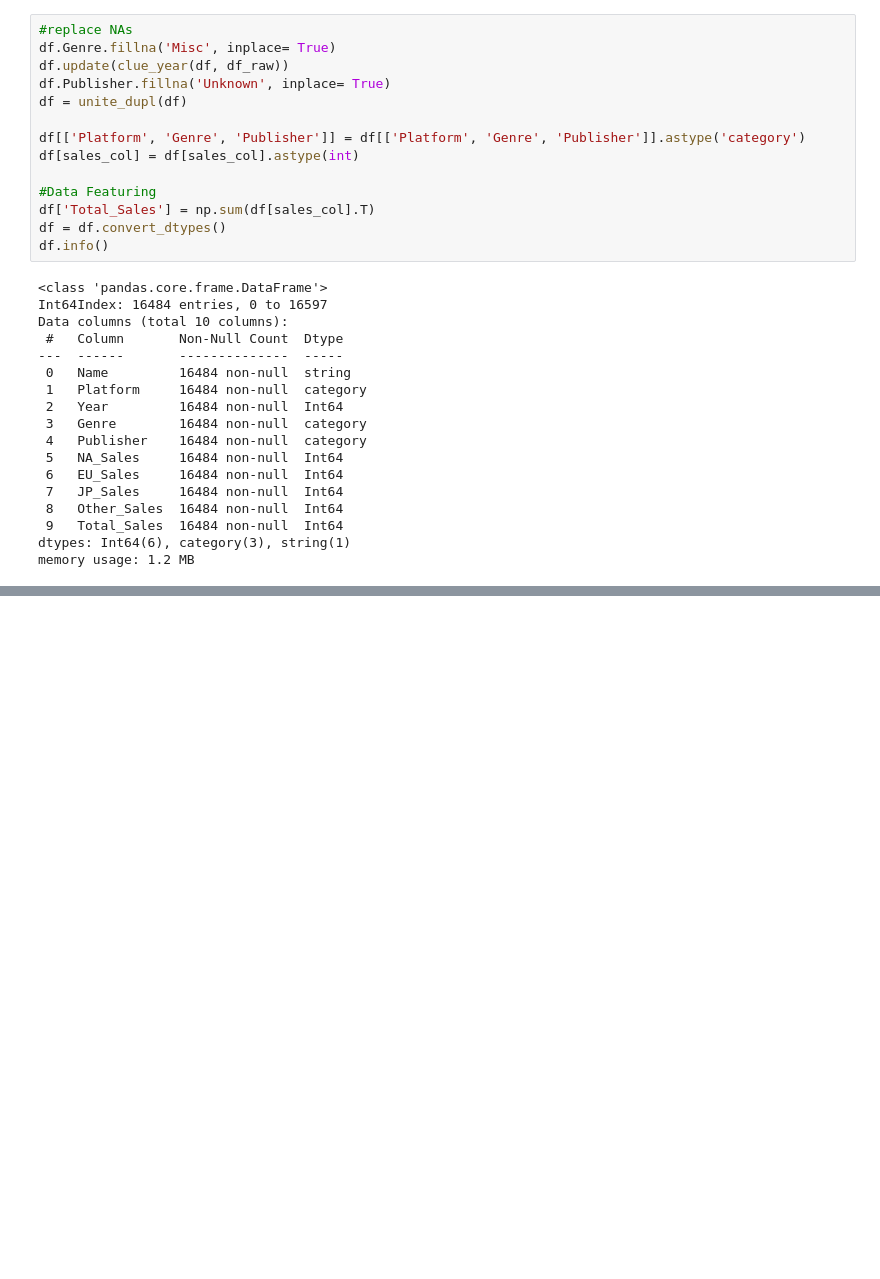
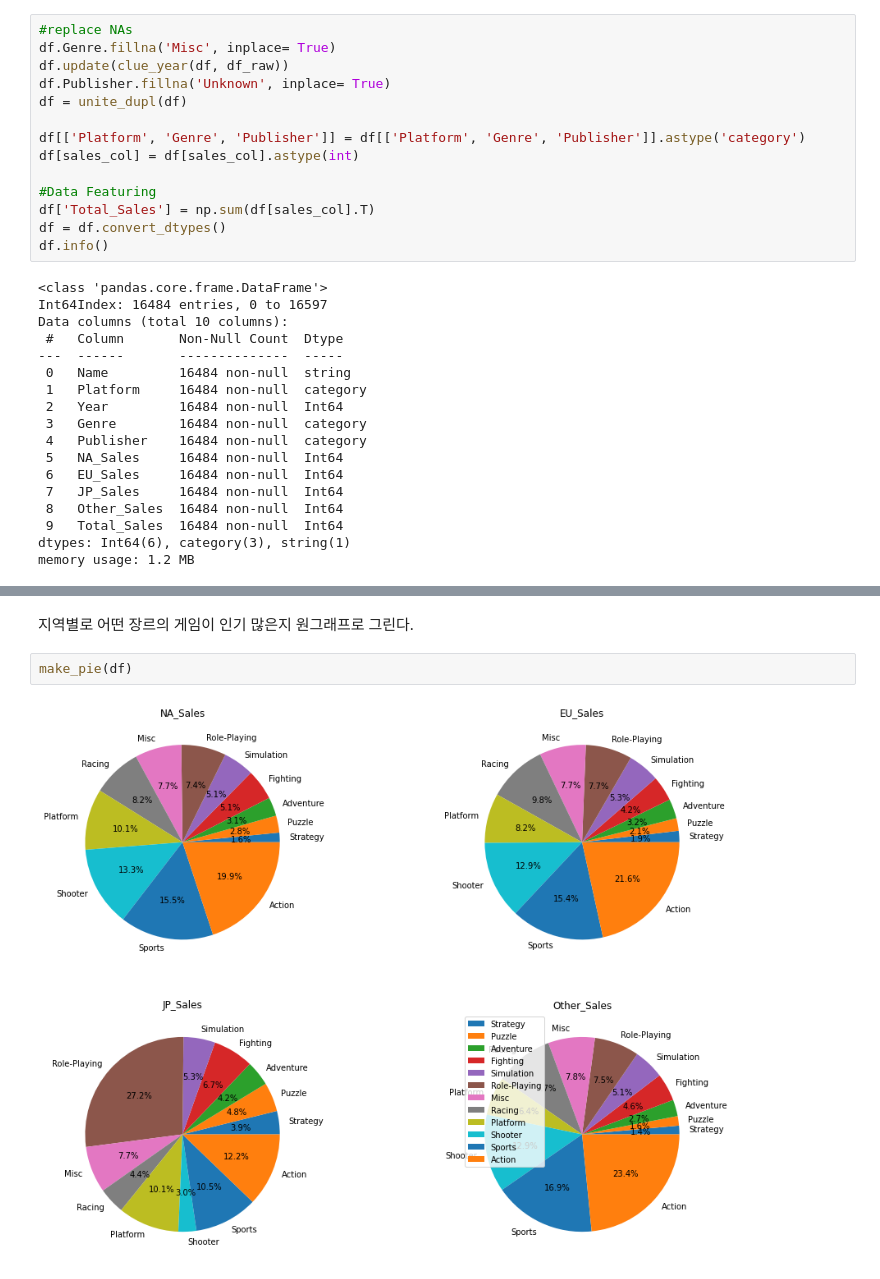
Before and after one commit to e080hsm/Section1_Project, a Jupyter notebook: ai14_n1xx_우성호.ipynb, the cells around one changed output, grey strips where cells are left out. Cells and saved outputs as stored; diff of their text form; blank space fills up the shorter version.

```diff
--- a/ai14_n1xx_우성호.ipynb
+++ b/ai14_n1xx_우성호.ipynb
@@ -300,0 +327,6 @@ def show_year_publisher(df, min=1900, max=2022):
+# %% [markdown]
+지역별로 어떤 장르의 게임이 인기 많은지 원그래프로 그린다.
+# %%
+make_pie(df)
+# %% [output]
+[figure, added]
```
Also changed, not shown: parts of 24 cells of this notebook.
